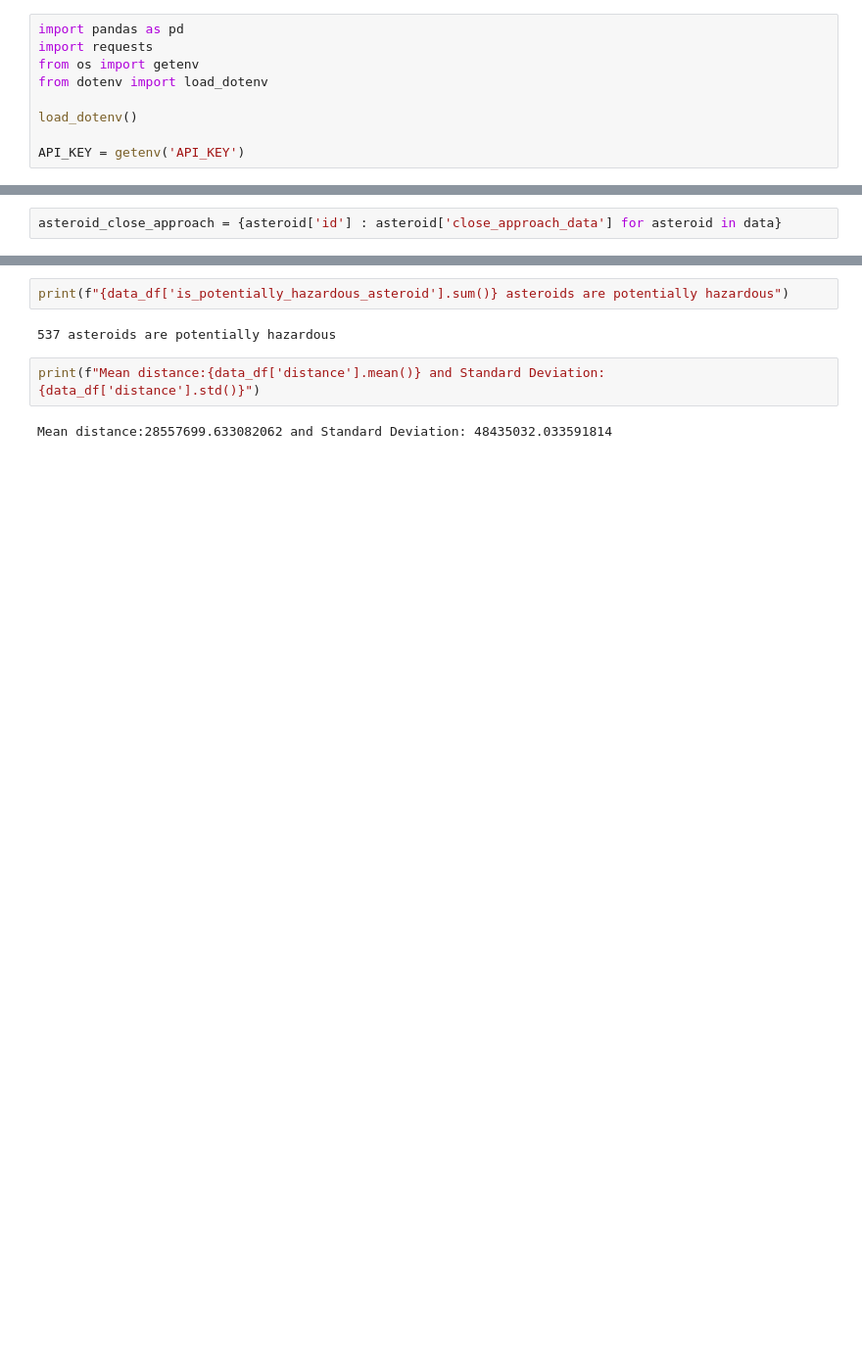
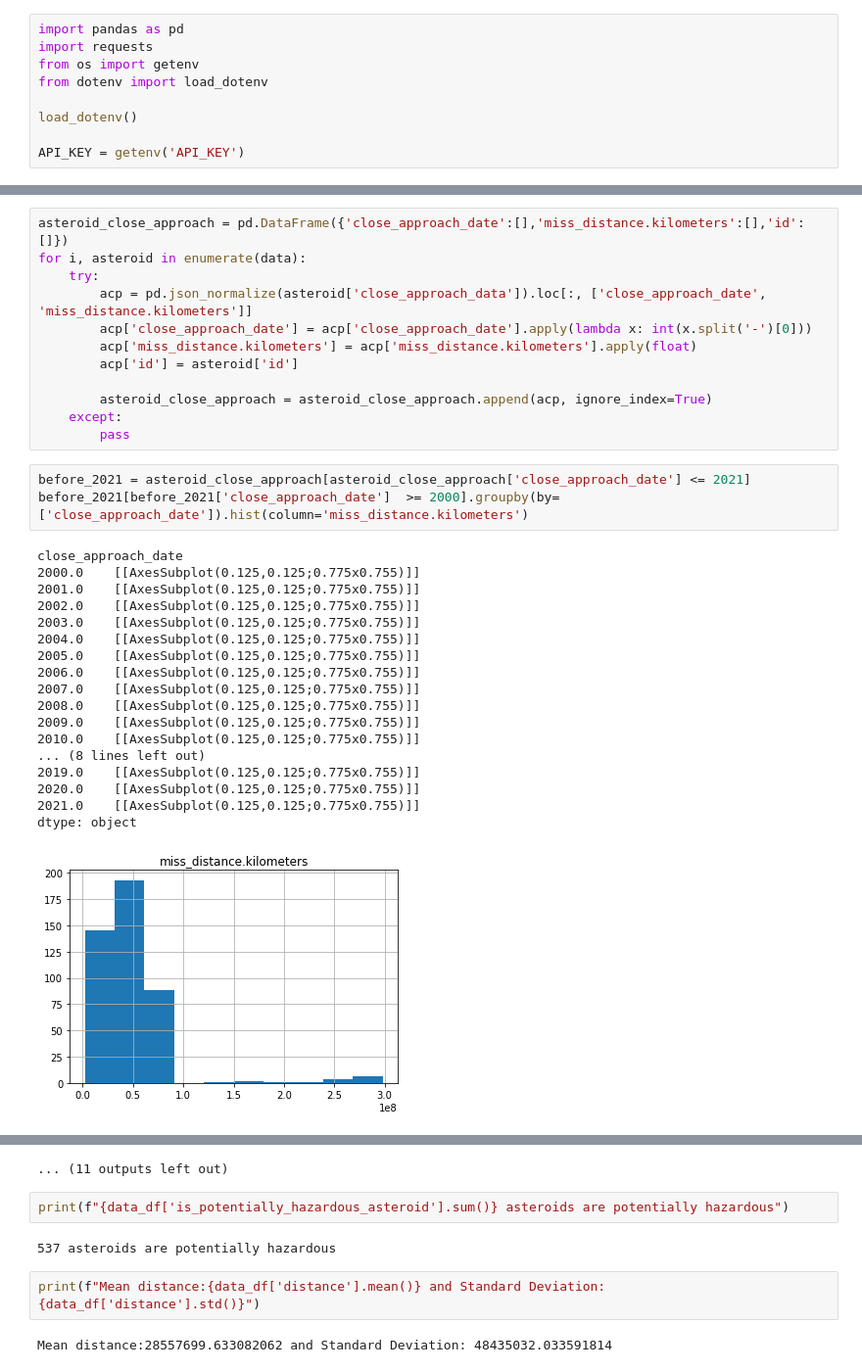
Before and after one commit to lucas-coutinho/nasa-neows-data-analysis, a Jupyter notebook: neows-analysis.ipynb, the cells around one changed output, grey strips where cells are left out. Shown at 98% size. Saved outputs shown, nothing was run; the diff lists cells and outputs as text; blank space fills up the shorter version.

```diff
--- a/neows-analysis.ipynb
+++ b/neows-analysis.ipynb
@@ -32,5 +34,37 @@ init = pd.DataFrame(data[0], columns=['absolute_magnitude_h', 'is_potentially_ha
 init["distance"] = pd.json_normalize(data[0]['close_approach_data'])['miss_distance.kilometers'].min()
 data_df = reduce(union, data[1:], init )
 data_df['distance'] = data_df['distance'].apply(float)
-# %%
-asteroid_close_approach = {asteroid['id'] : asteroid['close_approach_data'] for asteroid in data}
+# %%
+asteroid_close_approach = pd.DataFrame({'close_approach_date':[],'miss_distance.kilometers':[],'id':[]})
+for i, asteroid in enumerate(data):
+    try:
+        acp = pd.json_normalize(asteroid['close_approach_data']).loc[:, ['close_approach_date', 'miss_distance.kilometers']]
+        acp['close_approach_date'] = acp['close_approach_date'].apply(lambda x: int(x.split('-')[0]))
+        acp['miss_distance.kilometers'] = acp['miss_distance.kilometers'].apply(float)
+        acp['id'] = asteroid['id']
+
+        asteroid_close_approach = asteroid_close_approach.append(acp, ignore_index=True)
+    except:
+        pass
+# %%
+before_2021 = asteroid_close_approach[asteroid_close_approach['close_approach_date'] <= 2021]
+before_2021[before_2021['close_approach_date']  >= 2000].groupby(by=['close_approach_date']).hist(column='miss_distance.kilometers')
+# %% [output]
+close_approach_date
+2000.0    [[AxesSubplot(0.125,0.125;0.775x0.755)]]
+2001.0    [[AxesSubplot(0.125,0.125;0.775x0.755)]]
+2002.0    [[AxesSubplot(0.125,0.125;0.775x0.755)]]
+2003.0    [[AxesSubplot(0.125,0.125;0.775x0.755)]]
+2004.0    [[AxesSubplot(0.125,0.125;0.775x0.755)]]
+2005.0    [[AxesSubplot(0.125,0.125;0.775x0.755)]]
+2006.0    [[AxesSubplot(0.125,0.125;0.775x0.755)]]
+2007.0    [[AxesSubplot(0.125,0.125;0.775x0.755)]]
+2008.0    [[AxesSubplot(0.125,0.125;0.775x0.755)]]
+2009.0    [[AxesSubplot(0.125,0.125;0.775x0.755)]]
+2010.0    [[AxesSubplot(0.125,0.125;0.775x0.755)]]
+... (8 lines left out)
+2019.0    [[AxesSubplot(0.125,0.125;0.775x0.755)]]
+2020.0    [[AxesSubplot(0.125,0.125;0.775x0.755)]]
+2021.0    [[AxesSubplot(0.125,0.125;0.775x0.755)]]
+dtype: object
+[figure, added]
@@ -37,3 +81,4 @@ asteroid_close_approach = {asteroid['id'] : asteroid['close_approach_data'] for
+... (11 outputs left out)
 # %%
 print(f"{data_df['is_potentially_hazardous_asteroid'].sum()} asteroids are potentially hazardous")
 # %% [output]
```
Also changed, not shown: parts of 6 cells of this notebook.
